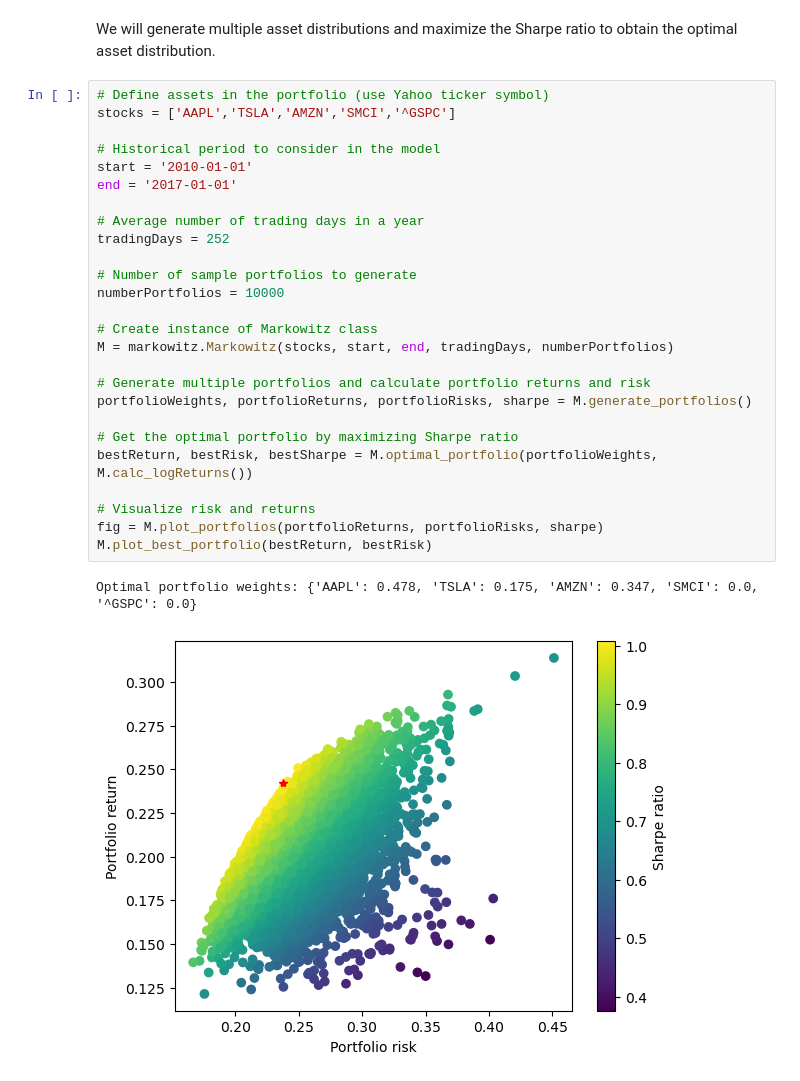
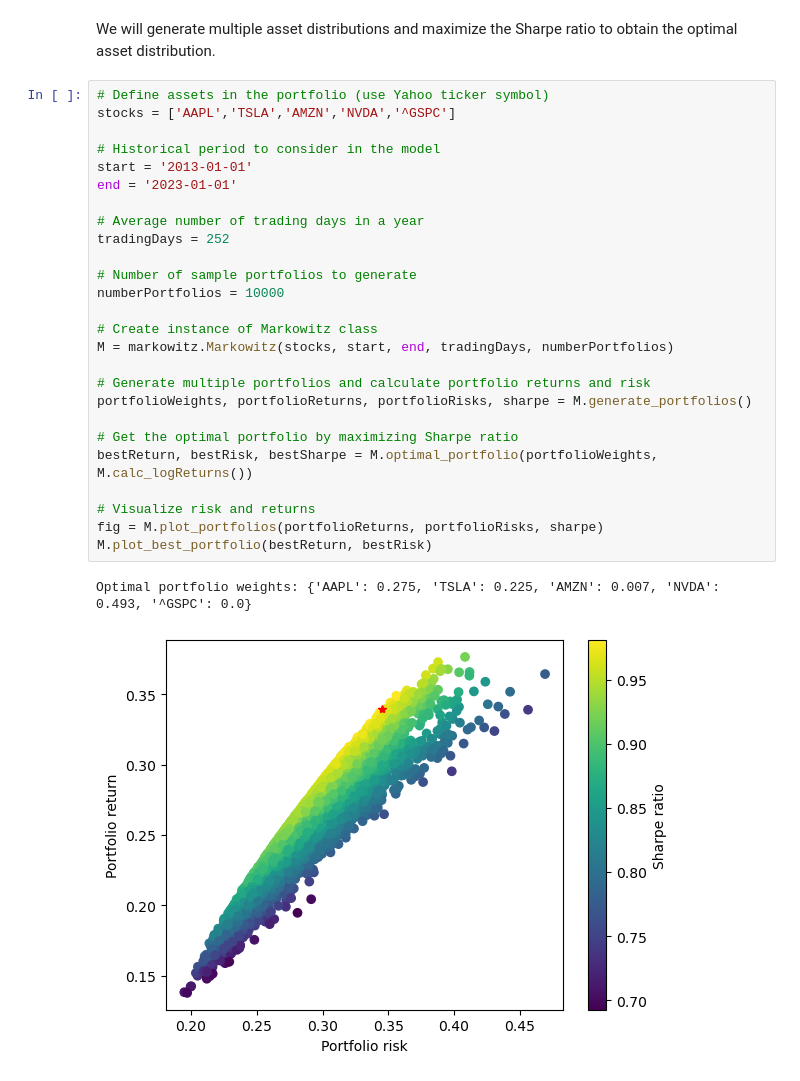
Before and after one commit to ashreyaj/pyQuafi, a Jupyter notebook: examples/markowitz.ipynb, the cells around one changed output. Drawn from its saved outputs; the diff is of its cells as text.

```diff
--- a/examples/markowitz.ipynb
+++ b/examples/markowitz.ipynb
@@ -36,30 +36,30 @@ where $\Sigma$ is the covariance matrix. Here's where diversification helps. Lar
 We will generate multiple asset distributions and maximize the Sharpe ratio to obtain the optimal asset distribution.
 # %%
 # Define assets in the portfolio (use Yahoo ticker symbol)
-stocks = ['AAPL','TSLA','AMZN','SMCI','^GSPC']
+stocks = ['AAPL','TSLA','AMZN','NVDA','^GSPC']
 
 # Historical period to consider in the model
-start = '2010-01-01'
-end = '2017-01-01'
+start = '2013-01-01'
+end = '2023-01-01'
 
 # Average number of trading days in a year
 tradingDays = 252
 
 # Number of sample portfolios to generate
 numberPortfolios = 10000
 
 # Create instance of Markowitz class
 M = markowitz.Markowitz(stocks, start, end, tradingDays, numberPortfolios)
 
 # Generate multiple portfolios and calculate portfolio returns and risk
 portfolioWeights, portfolioReturns, portfolioRisks, sharpe = M.generate_portfolios()
 
 # Get the optimal portfolio by maximizing Sharpe ratio
 bestReturn, bestRisk, bestSharpe = M.optimal_portfolio(portfolioWeights, M.calc_logReturns())
 
 # Visualize risk and returns
 fig = M.plot_portfolios(portfolioReturns, portfolioRisks, sharpe)
 M.plot_best_portfolio(bestReturn, bestRisk)
 # %% [output]
-Optimal portfolio weights: {'AAPL': 0.478, 'TSLA': 0.175, 'AMZN': 0.347, 'SMCI': 0.0, '^GSPC': 0.0}
+Optimal portfolio weights: {'AAPL': 0.275, 'TSLA': 0.225, 'AMZN': 0.007, 'NVDA': 0.493, '^GSPC': 0.0}
-[figure, old version]
+[figure, new version]
```
